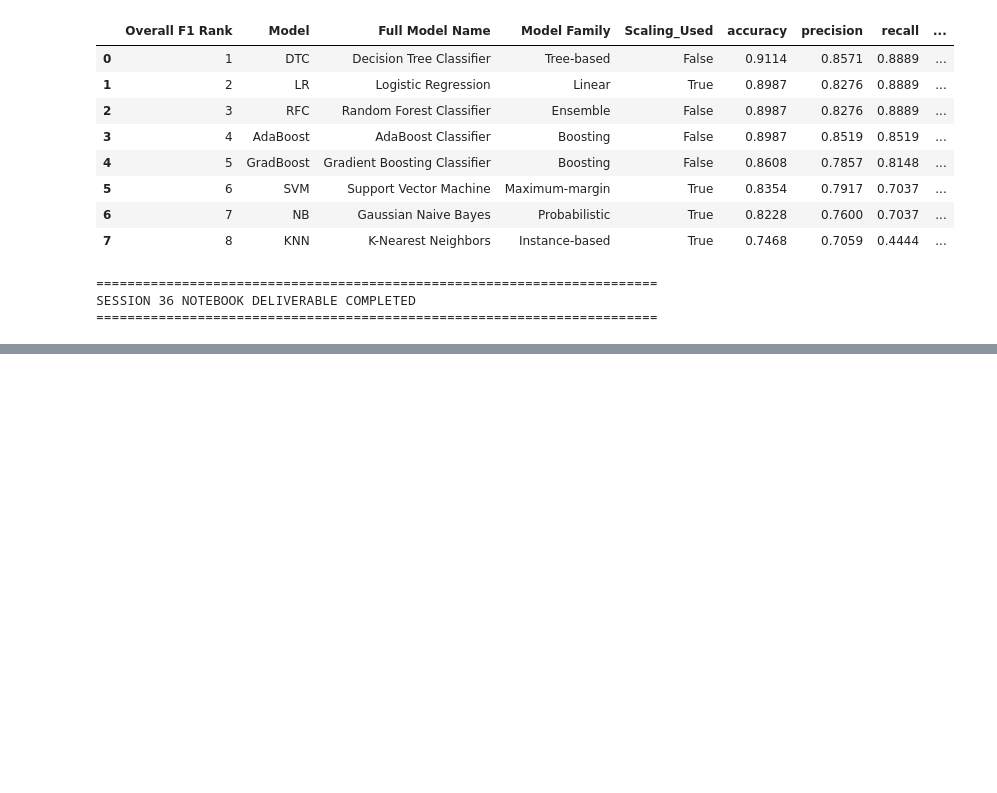
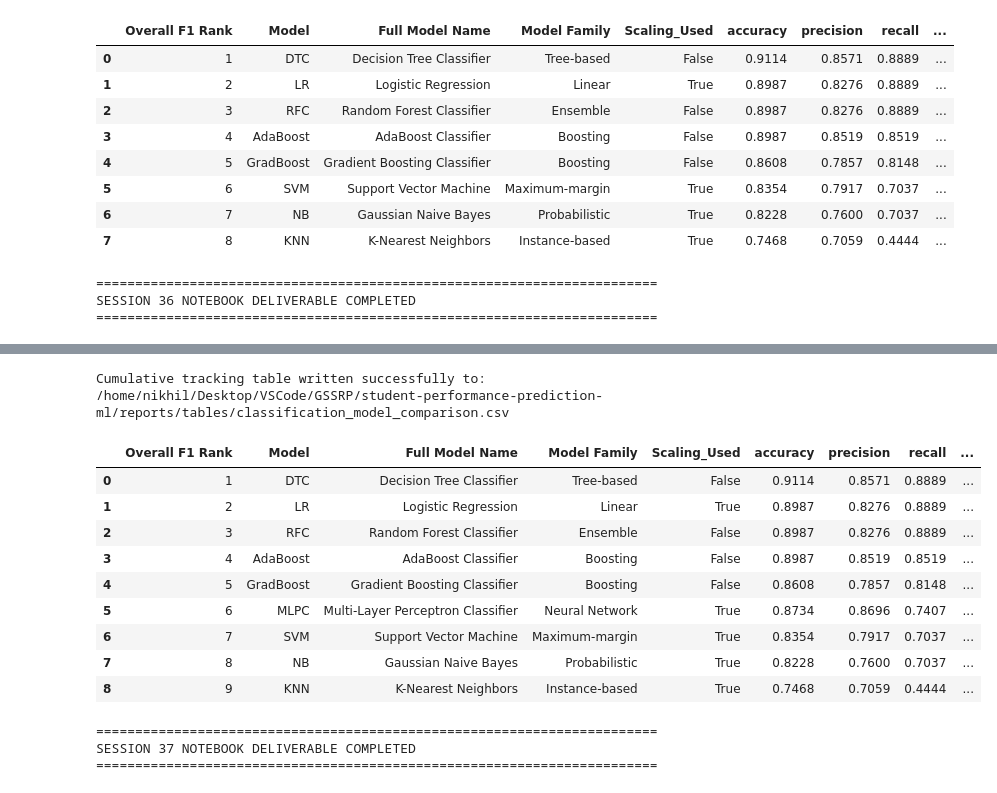
Before and after one commit to NDracorex/student-performance-ml, a Jupyter notebook: notebooks/07_classification_models.ipynb, the cells around one changed output, grey strips where cells are left out. Cells and saved outputs as stored; diff of their text form; code cells hidden in the pictures; blank space fills up the shorter version.

Commit message:
Add Session 37 MLP classifier

```diff
--- a/notebooks/07_classification_models.ipynb
+++ b/notebooks/07_classification_models.ipynb
@@ -765,0 +828,80 @@ SESSION 36 NOTEBOOK DELIVERABLE COMPLETED
+# %%
+# Path to cumulative metrics tracker
+PROJECT_ROOT = Path.cwd().resolve()
+for parent in [PROJECT_ROOT, *PROJECT_ROOT.parents]:
+    if (parent / ".git").exists():
+        PROJECT_ROOT = parent
+        break
+
+cumulative_path = PROJECT_ROOT / "reports" / "tables" / "classification_model_comparison.csv"
+
+# Structure the output tracking row matching the cumulative schema
+mlpc_row = pd.DataFrame([{
+    "Model": "MLPC",
+    "Full Model Name": "Multi-Layer Perceptron Classifier",
+    "Model Family": "Neural Network",
+    "Scaling_Used": True,
+    "accuracy": mlpc_metrics["accuracy"],
+    "precision": mlpc_metrics["precision"],
+    "recall": mlpc_metrics["recall"],
+    "f1": mlpc_metrics["f1"],
+    "roc_auc": mlpc_metrics["roc_auc"],
+    "at_risk_precision": mlpc_metrics["at_risk_precision"],
+    "at_risk_recall": mlpc_metrics["at_risk_recall"],
+    "at_risk_f1": mlpc_metrics["at_risk_f1"]
+}])
+
+if cumulative_path.exists():
+    classification_table = pd.read_csv(cumulative_path)
+
+    # Clear prior historical runs of MLPC rows to prevent duplicates
+    if "Model" in classification_table.columns:
+        classification_table = classification_table[classification_table["Model"] != "MLPC"].copy()
+
+    classification_table = pd.concat([classification_table, mlpc_row], ignore_index=True, sort=False)
+else:
+    classification_table = mlpc_row.copy()
+
+# Sort the table globally by standard baseline F1
+classification_table = classification_table.sort_values(by="f1", ascending=False).reset_index(drop=True)
+
+if "Overall F1 Rank" in classification_table.columns:
+    classification_table = classification_table.drop(columns=["Overall F1 Rank"])
+classification_table.insert(0, "Overall F1 Rank", range(1, len(classification_table) + 1))
+
+# Export updated tables
+classification_table.to_csv(cumulative_path, index=False)
+print(f"Cumulative tracking table written successfully to: {cumulative_path}")
+display(classification_table.round(4))
+# %% [output]
+Cumulative tracking table written successfully to: /home/nikhil/Desktop/VSCode/GSSRP/student-performance-prediction-ml/reports/tables/classification_model_comparison.csv
+|  | Overall F1 Rank | Model | Full Model Name | Model Family | Scaling_Used | accuracy | precision | recall | ... |
+| 0 | 1 | DTC | Decision Tree Classifier | Tree-based | False | 0.9114 | 0.8571 | 0.8889 | ... |
+| 1 | 2 | LR | Logistic Regression | Linear | True | 0.8987 | 0.8276 | 0.8889 | ... |
+| 2 | 3 | RFC | Random Forest Classifier | Ensemble | False | 0.8987 | 0.8276 | 0.8889 | ... |
+| 3 | 4 | AdaBoost | AdaBoost Classifier | Boosting | False | 0.8987 | 0.8519 | 0.8519 | ... |
+| 4 | 5 | GradBoost | Gradient Boosting Classifier | Boosting | False | 0.8608 | 0.7857 | 0.8148 | ... |
+| 5 | 6 | MLPC | Multi-Layer Perceptron Classifier | Neural Network | True | 0.8734 | 0.8696 | 0.7407 | ... |
+| 6 | 7 | SVM | Support Vector Machine | Maximum-margin | True | 0.8354 | 0.7917 | 0.7037 | ... |
+| 7 | 8 | NB | Gaussian Naive Bayes | Probabilistic | True | 0.8228 | 0.7600 | 0.7037 | ... |
+| 8 | 9 | KNN | K-Nearest Neighbors | Instance-based | True | 0.7468 | 0.7059 | 0.4444 | ... |
+# %%
+# Extract steps to validate structural integrity
+scaler_step = mlpc_pipeline.steps[0][1]
+mlpc_step = mlpc_pipeline.steps[1][1]
+
+# Enforce parameters and shape constraints
+assert isinstance(scaler_step, StandardScaler), "Error: First pipeline step must be StandardScaler!"
+assert isinstance(mlpc_step, MLPClassifier), "Error: Second pipeline step must be MLPClassifier!"
+assert mlpc_step.hidden_layer_sizes == (64, 32), "Error: Hidden layer sizes must be set to (64, 32)!"
+assert mlpc_step.max_iter == 1000, "Error: max_iter must be configured to 1000!"
+assert mlpc_step.random_state == 42, "Error: random_state configuration mismatch!"
+assert len(mlpc_predictions) == len(ycte), "Error: Prediction output vector shape mismatch!"
+
+print("=" * 72)
+print("SESSION 37 NOTEBOOK DELIVERABLE COMPLETED")
+print("=" * 72)
+# %% [output]
+========================================================================
+SESSION 37 NOTEBOOK DELIVERABLE COMPLETED
+========================================================================
```
Also changed, not shown: parts of 7 cells of this notebook, 1 other file.
